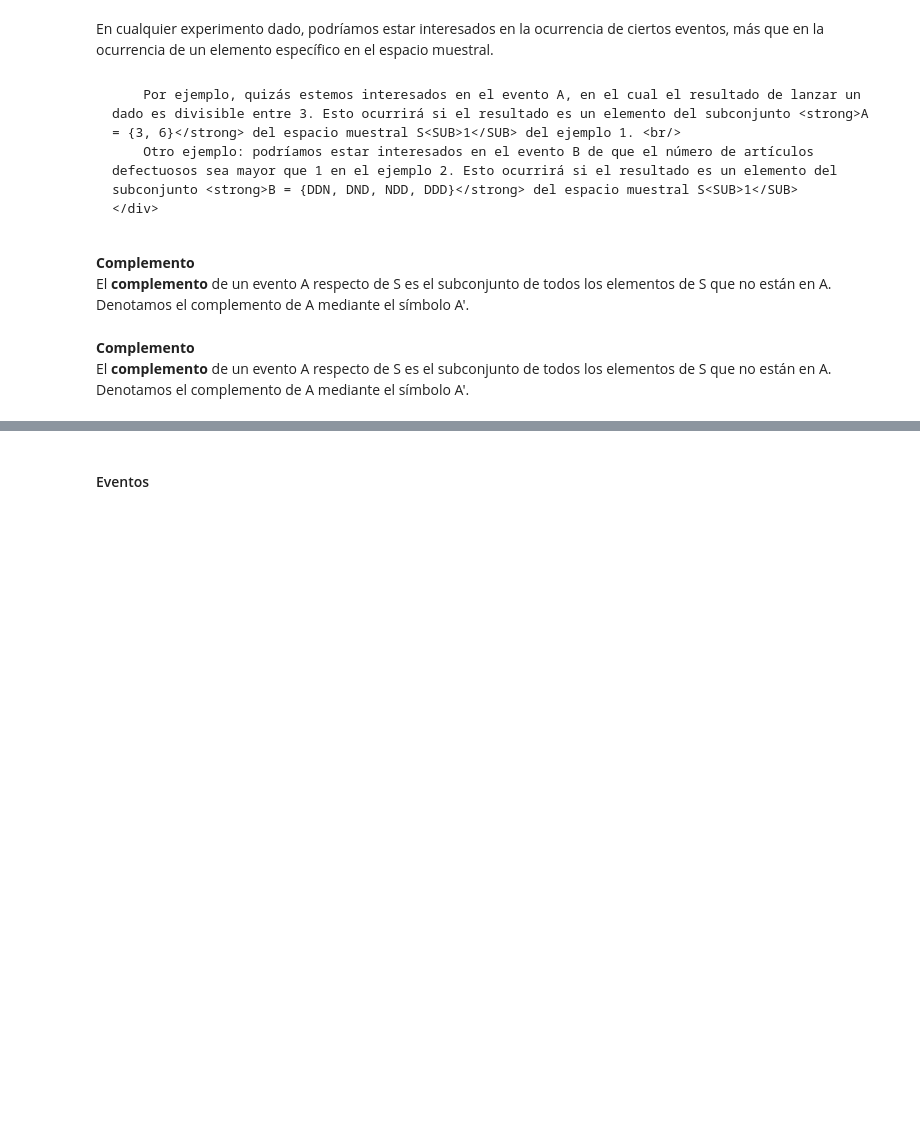
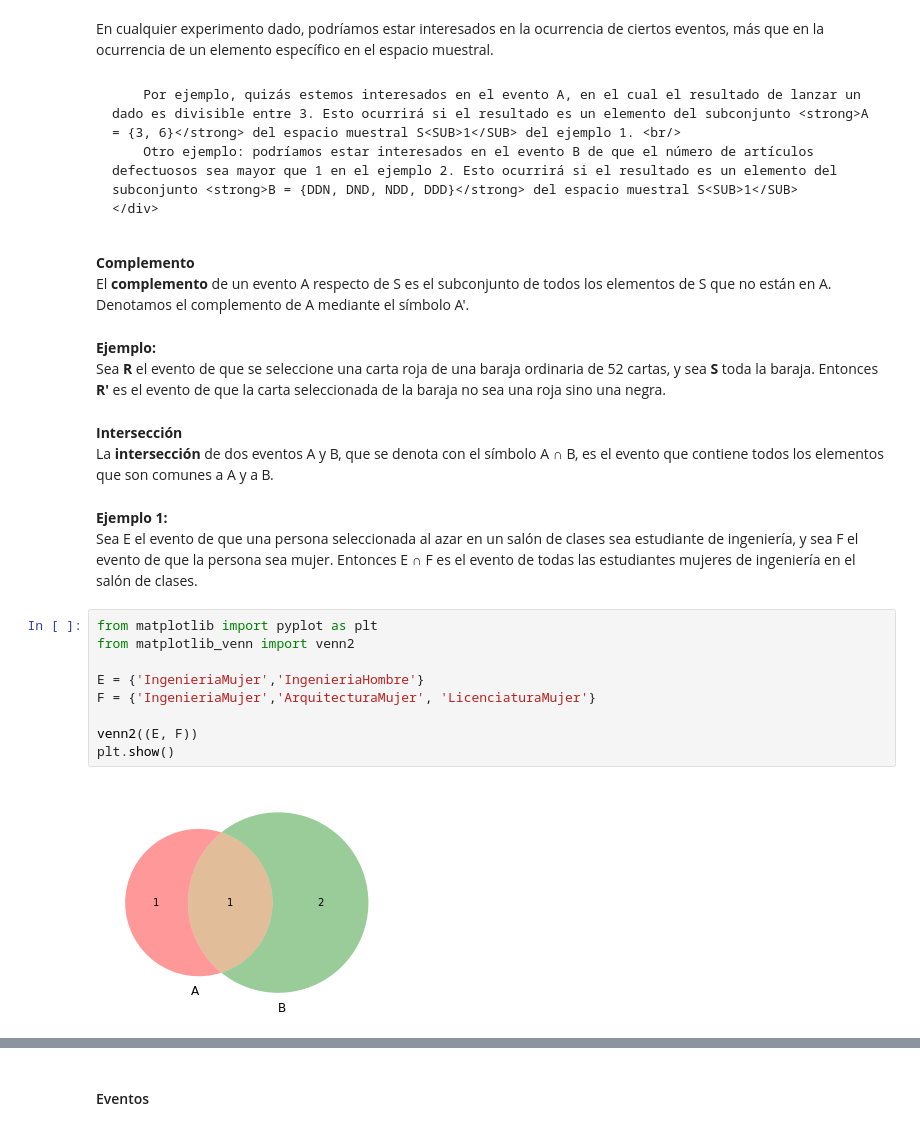
Before and after one commit to ecuevasbd/probabilidad, a Jupyter notebook: 2_TeoriaDeConjuntos.ipynb, the cells around one changed output, grey strips where cells are left out. Saved outputs shown, nothing was run; the diff lists cells and outputs as text; blank space fills up the shorter version.

Commit message:
Add info to the notebook

```diff
--- a/2_TeoriaDeConjuntos.ipynb
+++ b/2_TeoriaDeConjuntos.ipynb
@@ -86,12 +86,41 @@ Si sólo estuviéramos interesados en si el número es par o impar, el espacio m
     El <strong>complemento</strong> de un evento A respecto de S es el subconjunto de todos los elementos de S que no están en A. Denotamos el complemento de A mediante el símbolo A'.
     </div>
 </div>
+# %% [markdown]
+<div class="panel panel-info">
+    <div class="panel-heading">
+    <strong>Ejemplo:</strong>
+    </div>
+    <div class="panel-body">
+    Sea <strong>R</strong> el evento de que se seleccione una carta roja de una baraja ordinaria de 52 cartas, y sea <strong>S</strong> toda la baraja. Entonces <strong>R'</strong> es el evento de que la carta seleccionada de la baraja no sea una roja sino una negra.
+    </div>
+</div>
 # %% [markdown]
 <div class="panel panel-primary">
     <div class="panel-heading">
-    <strong>Complemento</strong>
+    <strong>Intersección</strong>
     </div>
     <div class="panel-body">
-    El <strong>complemento</strong> de un evento A respecto de S es el subconjunto de todos los elementos de S que no están en A. Denotamos el complemento de A mediante el símbolo A'.
+    La <strong>intersección</strong> de dos eventos A y B, que se denota con el símbolo A ∩ B, es el evento que contiene todos los elementos que son comunes a A y a B.
     </div>
 </div>
+# %% [markdown]
+<div class="panel panel-info">
+    <div class="panel-heading">
+    <strong>Ejemplo 1:</strong>
+    </div>
+    <div class="panel-body">
+    Sea E el evento de que una persona seleccionada al azar en un salón de clases sea estudiante de ingeniería, y sea F el evento de que la persona sea mujer. Entonces E ∩ F es el evento de todas las estudiantes mujeres de ingeniería en el salón de clases.
+    </div>
+</div>
+# %%
+from matplotlib import pyplot as plt
+from matplotlib_venn import venn2
+
+E = {'IngenieriaMujer','IngenieriaHombre'}
+F = {'IngenieriaMujer','ArquitecturaMujer', 'LicenciaturaMujer'}
+
+venn2((E, F))
+plt.show()
+# %% [output]
+[figure, added]
```
Also changed, not shown: parts of 3 cells of this notebook.
